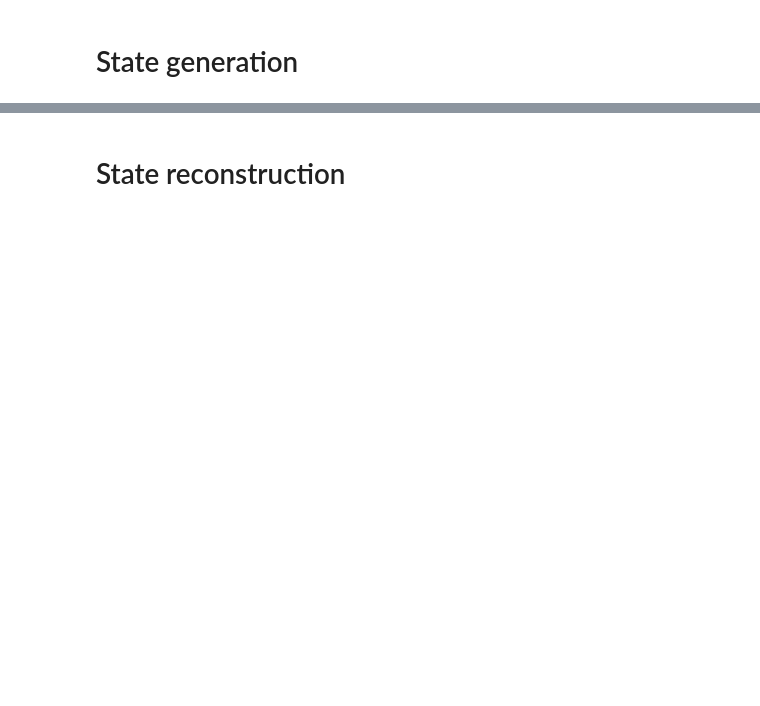
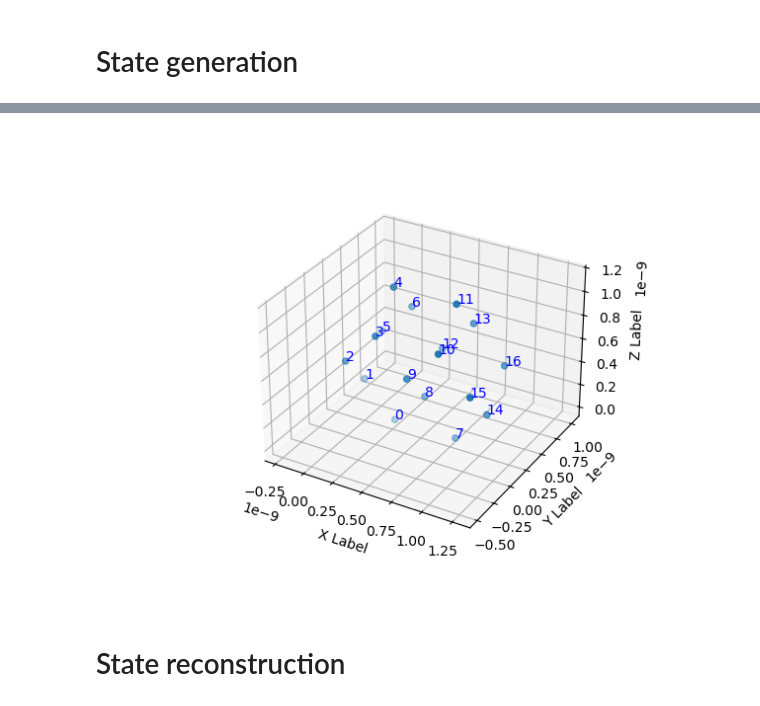
Before and after one commit to maurice-debray/spin_reconstruction, a Jupyter notebook: simulation.ipynb, the cells around one changed output, grey strips where cells are left out. Saved outputs shown, nothing was run; the diff lists cells and outputs as text; code cells hidden in the pictures; blank space fills up the shorter version.

```diff
--- a/simulation.ipynb
+++ b/simulation.ipynb
@@ -58,2 +61,44 @@ test_sites = generate_lattice_sites(10, cell_number=5)
 # %%
 test_couplings = couplings(test_sites)
+# %%
+cell_sites = np.unique(np.array([
+    [0,0,0,0],
+    [0,0,0,1],
+    [0,0,0,2],
+    [0,0,0,3],
+    [0,0,1,0],
+    [1,0,0,1],
+    [0,1,0,3],
+    [1,0,0,2],
+    [0,1,0,2],
+    [1,1,0,2],
+
+    [1,0,0,0],
+    [1,0,0,1],
+    [1,0,0,2],
+    [1,0,0,3],
+    [1,0,1,0],
+    [2,0,0,1],
+    [1,1,0,3],
+    [2,0,0,2],
+    [1,1,0,2],
+    [2,1,0,2],
+]), axis=0)
+# %%
+fig = plt.figure()
+ax = fig.add_subplot(projection='3d')
+
+
+positions = lattice_x[None,:]*cell_sites[:,0][:,None] + lattice_y[None,:] * cell_sites[:,1][:,None] + lattice_z[None,:] * cell_sites[:,2][:,None] + lattice_s[cell_sites[:,3]]
+
+ax.scatter(positions[:,0], positions[:,1], positions[:,2])
+
+for i in range(cell_sites.shape[0]):
+    ax.text(positions[i,0], positions[i,1], positions[i,2], str(i), color="blue")
+ax.set_xlabel('X Label')
+ax.set_ylabel('Y Label')
+ax.set_zlabel('Z Label')
+ax.axis('equal')
+
+pd.DataFrame(couplings(cell_sites))
+# %% [output]
@@ -60,3 +123,4 @@ test_couplings = couplings(test_sites)
+[figure, added]
 # %% [markdown]
 # State reconstruction
 # %%
```
Also changed, not shown: parts of 17 cells of this notebook.
